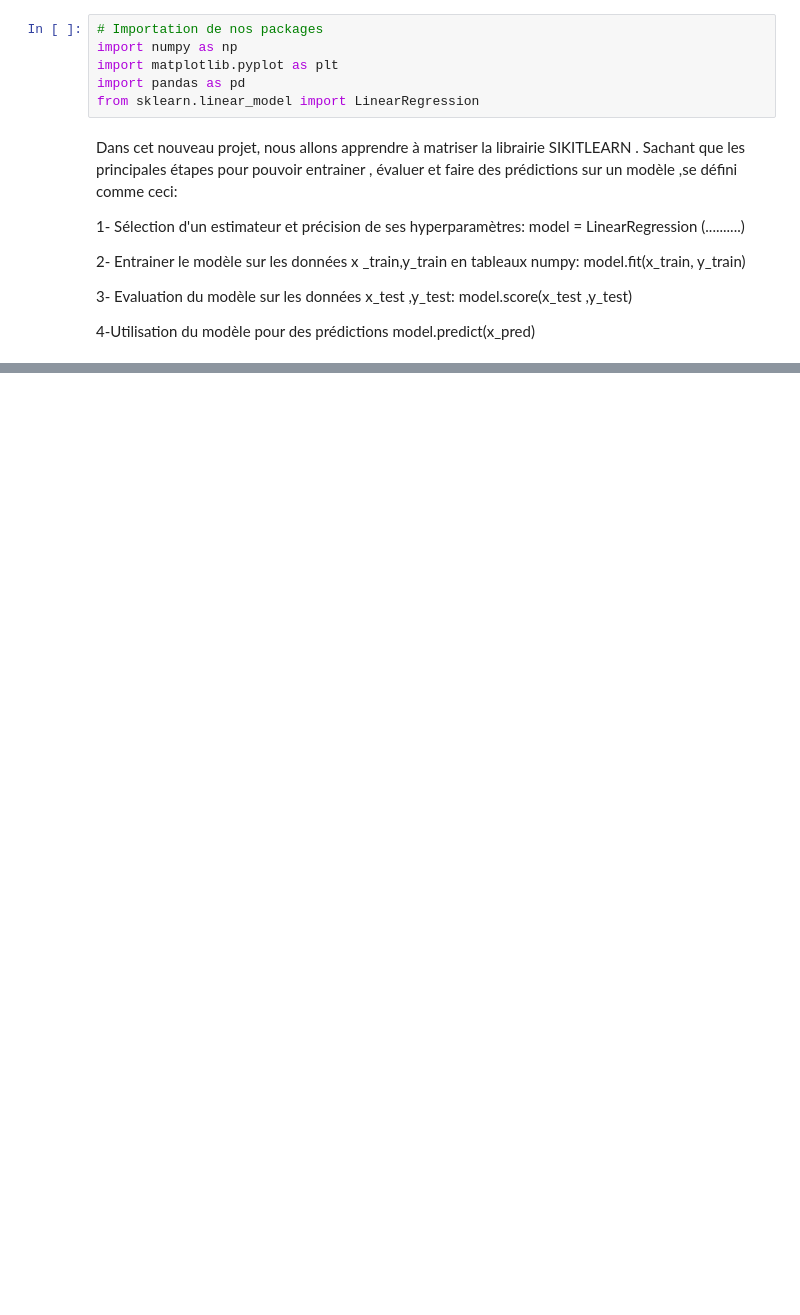
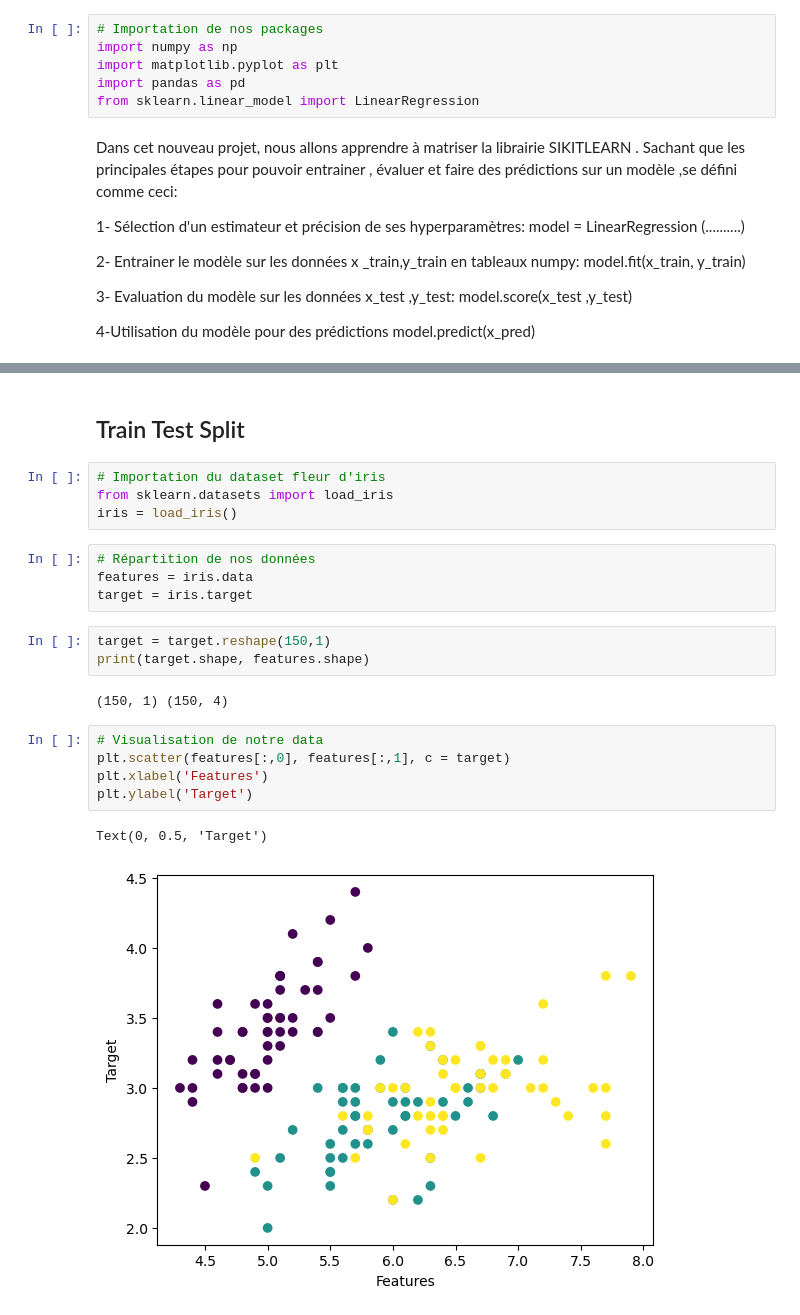
Before and after one commit to gangueboris/PrepocessingProject, a Jupyter notebook: formation_SKLEARN.ipynb, the cells around one changed output, grey strips where cells are left out. Saved outputs shown, nothing was run; the diff lists cells and outputs as text; blank space fills up the shorter version.

```diff
--- a/formation_SKLEARN.ipynb
+++ b/formation_SKLEARN.ipynb
@@ -126,0 +39,23 @@ y_test = target.iloc[401:545]
+# %% [markdown]
+## Train Test Split
+# %%
+# Importation du dataset fleur d'iris
+from sklearn.datasets import load_iris
+iris = load_iris()
+# %%
+# Répartition de nos données
+features = iris.data
+target = iris.target
+# %%
+target = target.reshape(150,1)
+print(target.shape, features.shape)
+# %% [output]
+(150, 1) (150, 4)
+# %%
+# Visualisation de notre data
+plt.scatter(features[:,0], features[:,1], c = target)
+plt.xlabel('Features')
+plt.ylabel('Target')
+# %% [output]
+Text(0, 0.5, 'Target')
+[figure, added]
```
Also changed, not shown: parts of 33 cells of this notebook.
